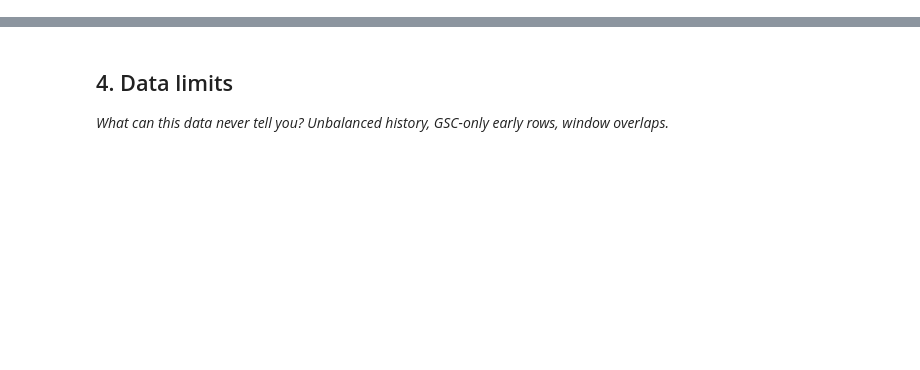
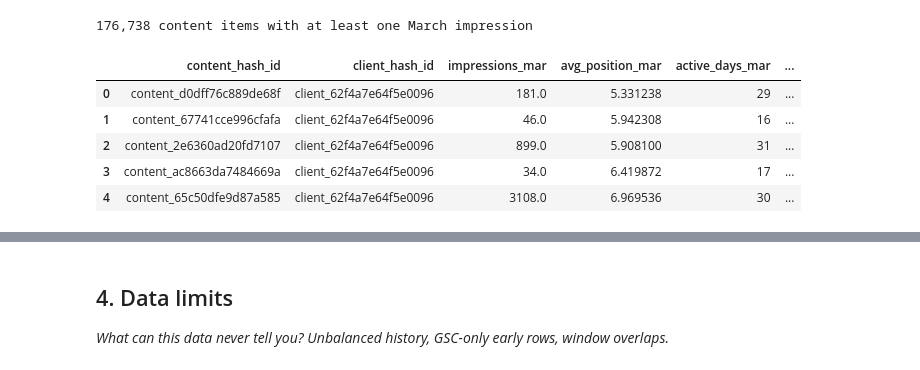
Before and after one commit to ART001-coder/flyrank-ml-internship, a Jupyter notebook: work/notebooks/w03_data_contract.ipynb, the cells around one changed output, grey strips where cells are left out. Drawn from its saved outputs; the diff is of its cells as text; code cells hidden in the pictures; blank space fills up the shorter version.

```diff
--- a/work/notebooks/w03_data_contract.ipynb
+++ b/work/notebooks/w03_data_contract.ipynb
@@ -29,0 +200,16 @@ This skeleton is yours to fill. Work the sections **in order** — each one has
+# %%
+# Schema discovery first: dim_content's exact column names for "created at" and
+# fact_daily's exact GA4 session/engagement column names aren't hardcoded here --
+# discovered live, so this cell can't silently drift from the real schema.
+dim_content_cols = con.sql(f"SELECT * FROM {TABLES['dim_content']} LIMIT 0").df().columns.tolist()
+fact_cols = con.sql(f"SELECT * FROM {TABLES['fact_daily_march']} LIMIT 0").df().columns.tolist()
+
+created_col = next((c for c in dim_content_cols if 'created' in c.lower()), None)
+ga4_session_col = next((c for c in fact_cols if c.lower() in ('ga4_sessions', 'sessions') or ('session' in c.lower() and 'ga4' in c.lower())), None)
+ga4_engaged_col = next((c for c in fact_cols if 'engaged' in c.lower()), None)
+
+print("dim_content columns:", dim_content_cols)
+print()
+print("fact_daily columns:", fact_cols)
+print()
+print("Using created_col =", created_col, "| ga4_session_col =", ga4_session_col, "| ga4_engaged_col =", ga4_engaged_col)
@@ -29,0 +222,43 @@ This skeleton is yours to fill. Work the sections **in order** — each one has
+# %%
+features_sql = f"""
+    WITH march AS (
+        SELECT *
+        FROM {TABLES['fact_daily_march']}
+        WHERE report_date <= DATE '2026-03-31'
+    )
+    SELECT
+        content_hash_id,
+        ANY_VALUE(client_hash_id)                                              AS client_hash_id,
+        SUM(gsc_impressions)                                                   AS impressions_mar,
+        AVG(CASE WHEN gsc_avg_position > 0 THEN gsc_avg_position END)          AS avg_position_mar,
+        COUNT(DISTINCT CASE WHEN gsc_impressions > 0 THEN report_date END)     AS active_days_mar,
+        SUM(CASE WHEN ga4_data_available IS TRUE THEN {ga4_engaged_col or ga4_session_col} ELSE 0 END) * 1.0
+            / NULLIF(SUM(CASE WHEN ga4_data_available IS TRUE THEN {ga4_session_col} ELSE 0 END), 0)
+                                                                                AS ga4_engagement_rate_mar
+    FROM march
+    GROUP BY 1
+    HAVING impressions_mar > 0
+"""
+feature_frame = con.sql(features_sql).df()
+
+# fifth feature: content age at the decision moment, from dim_content
+content_meta = con.sql(f"""
+    SELECT content_hash_id, {created_col} AS content_created_at
+    FROM {TABLES['dim_content']}
+""").df()
+
+feature_frame = feature_frame.merge(content_meta, on='content_hash_id', how='left')
+feature_frame['content_age_days_mar'] = (
+    pd.Timestamp('2026-03-31') - pd.to_datetime(feature_frame['content_created_at'])
+).dt.days
+
+print(f"{len(feature_frame):,} content items with at least one March impression")
+feature_frame.head()
+# %% [output]
+176,738 content items with at least one March impression
+|  | content_hash_id | client_hash_id | impressions_mar | avg_position_mar | active_days_mar | ... |
+| 0 | content_d0dff76c889de68f | client_62f4a7e64f5e0096 | 181.0 | 5.331238 | 29 | ... |
+| 1 | content_67741cce996cfafa | client_62f4a7e64f5e0096 | 46.0 | 5.942308 | 16 | ... |
+| 2 | content_2e6360ad20fd7107 | client_62f4a7e64f5e0096 | 899.0 | 5.908100 | 31 | ... |
+| 3 | content_ac8663da7484669a | client_62f4a7e64f5e0096 | 34.0 | 6.419872 | 17 | ... |
+| 4 | content_65c50dfe9d87a585 | client_62f4a7e64f5e0096 | 3108.0 | 6.969536 | 30 | ... |
```
Also changed, not shown: parts of 31 cells of this notebook.
